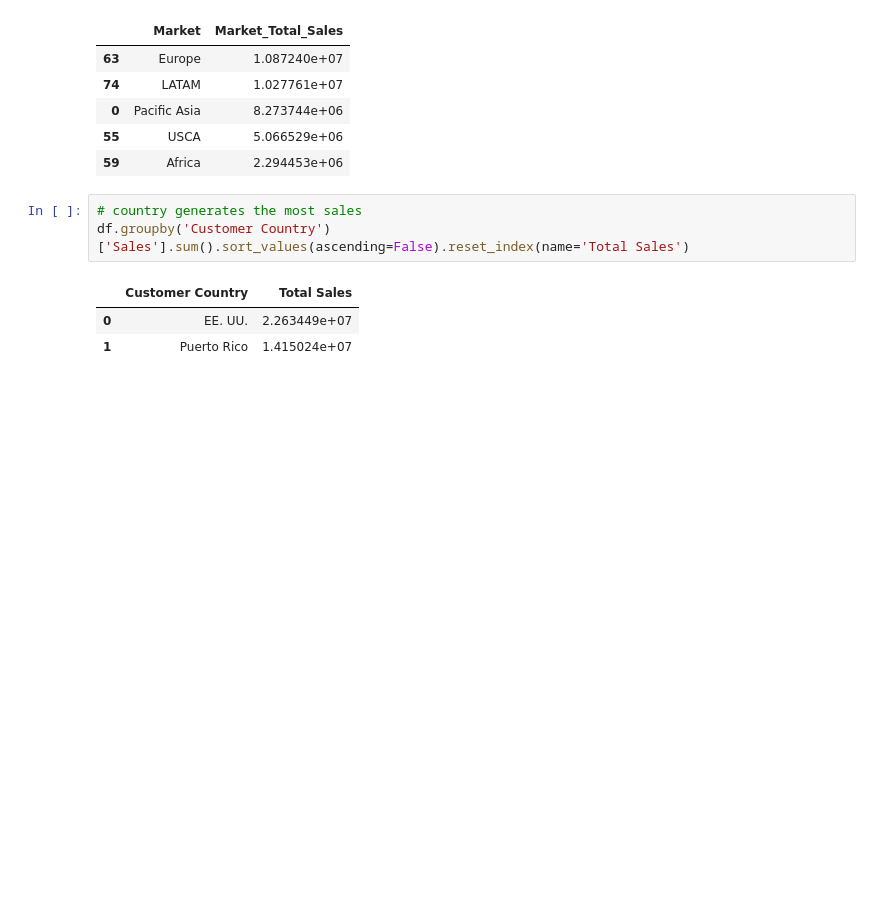
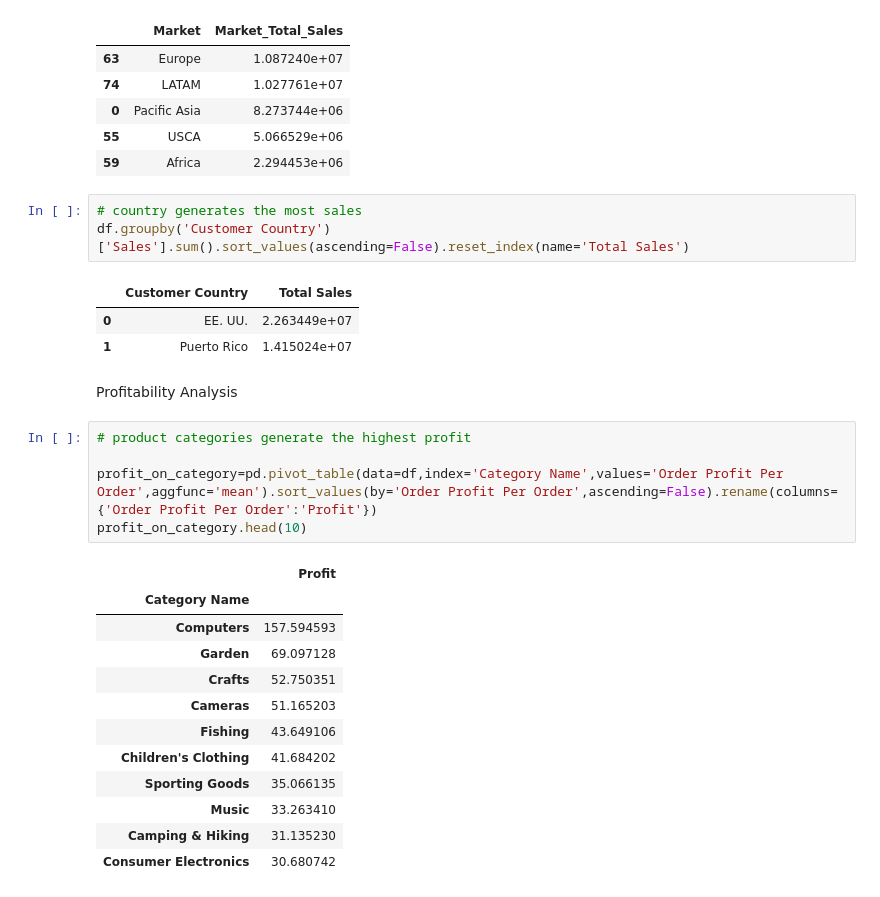
Before and after one commit to ShlokGadhave/Supply-Chain-Management, a Jupyter notebook: Notebook/main.ipynb, the cells around one changed output. Drawn from its saved outputs; the diff is of its cells as text; blank space fills up the shorter version.

```diff
--- a/Notebook/main.ipynb
+++ b/Notebook/main.ipynb
@@ -315,3 +315,23 @@ df.groupby('Customer Country')['Sales'].sum().sort_values(ascending=False).reset
 |  | Customer Country | Total Sales |
 | 0 | EE. UU. | 2.263449e+07 |
 | 1 | Puerto Rico | 1.415024e+07 |
+# %% [markdown]
+Profitability Analysis
+# %%
+# product categories generate the highest profit
+
+profit_on_category=pd.pivot_table(data=df,index='Category Name',values='Order Profit Per Order',aggfunc='mean').sort_values(by='Order Profit Per Order',ascending=False).rename(columns={'Order Profit Per Order':'Profit'})
+profit_on_category.head(10)
+# %% [output]
+|  | Profit |
+| Category Name |  |
+| Computers | 157.594593 |
+| Garden | 69.097128 |
+| Crafts | 52.750351 |
+| Cameras | 51.165203 |
+| Fishing | 43.649106 |
+| Children's Clothing | 41.684202 |
+| Sporting Goods | 35.066135 |
+| Music | 33.263410 |
+| Camping & Hiking | 31.135230 |
+| Consumer Electronics | 30.680742 |
```
Also changed, not shown: parts of 3 cells of this notebook.
